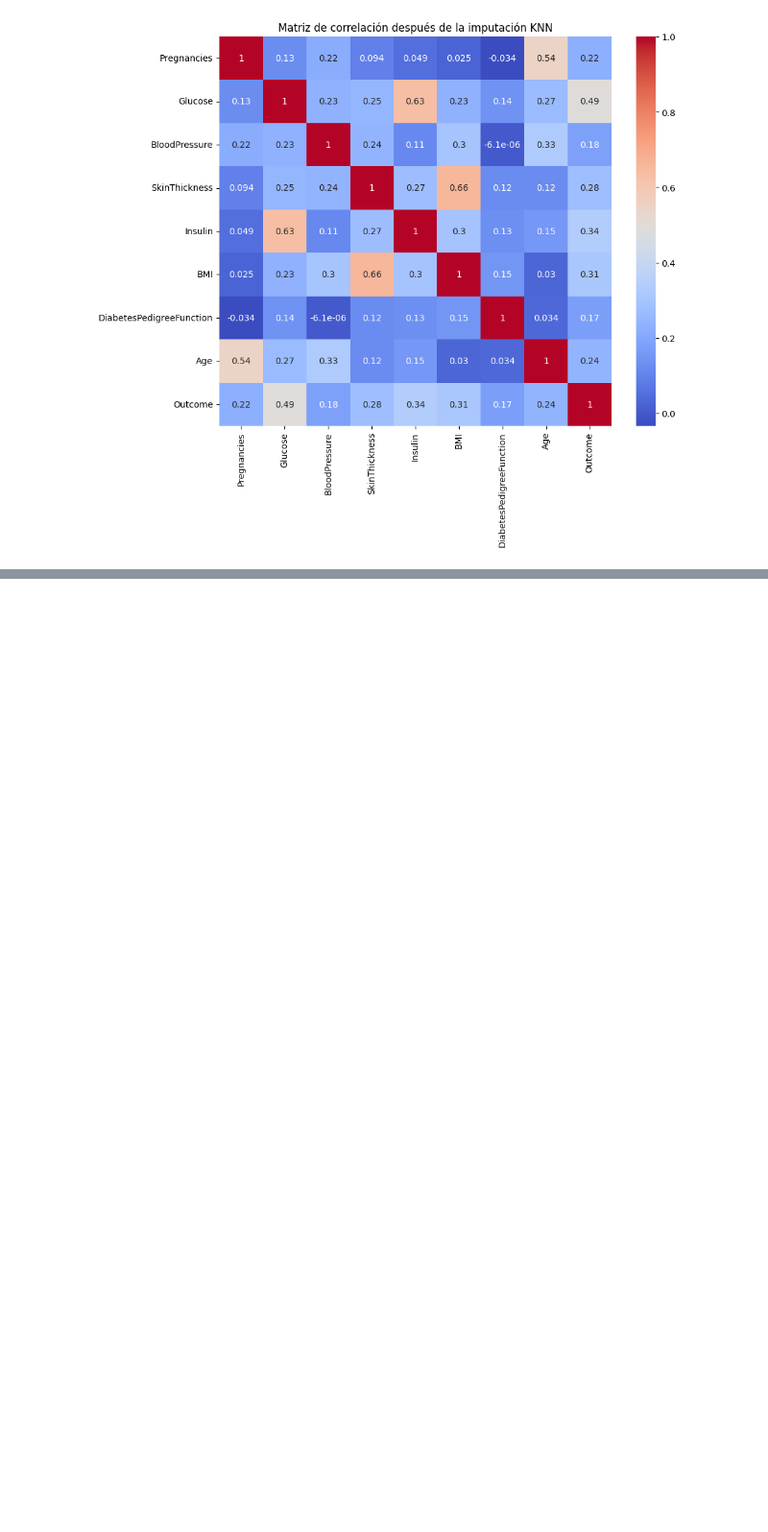
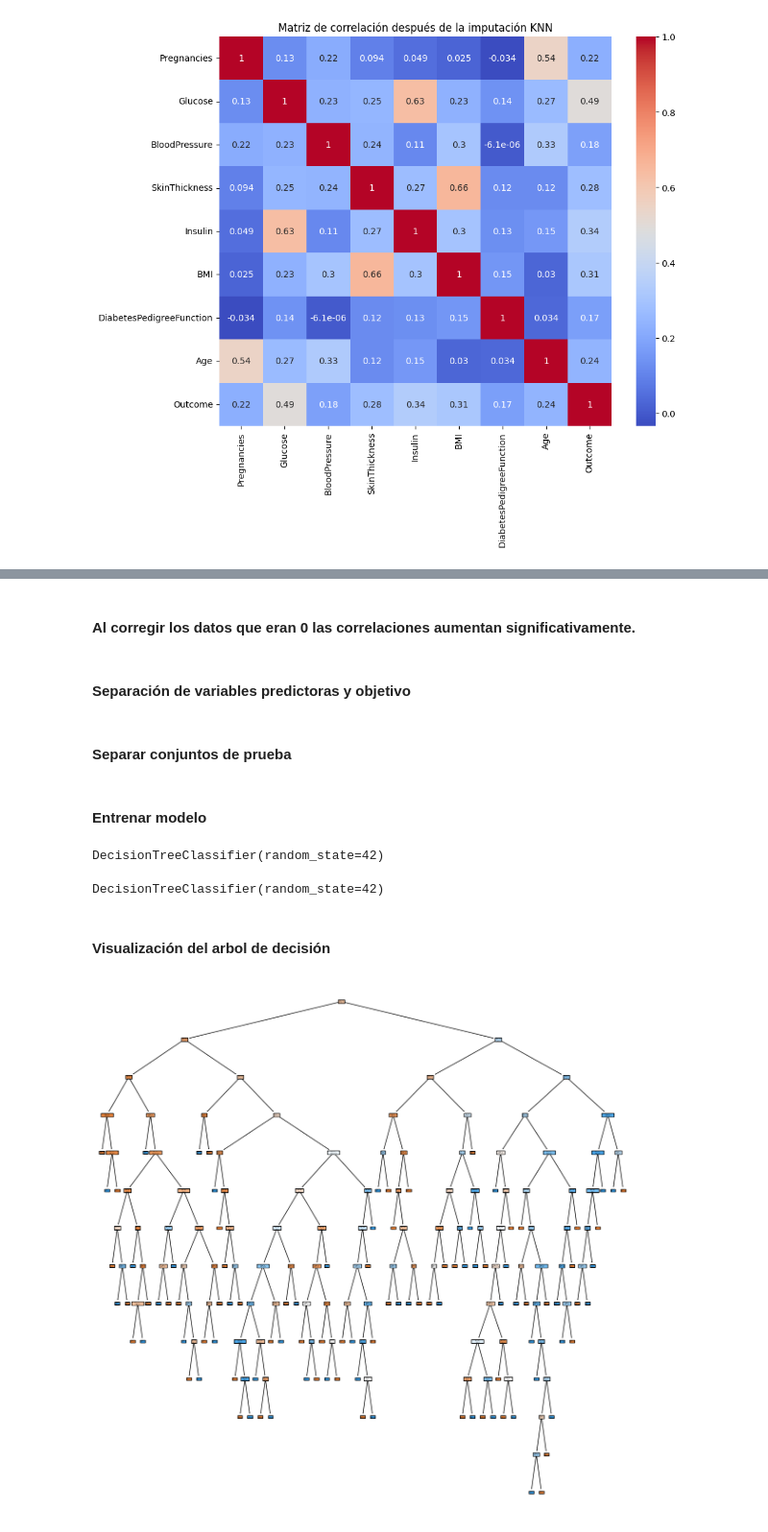
Before and after one commit to 4GeeksAcademy/ViceVareles_Bea_Intro_ML, a Jupyter notebook: src/04-decision-tree.ipynb, the cells around one changed output, grey strips where cells are left out. Shown at 96% size. Cells and saved outputs as stored; diff of their text form; code cells hidden in the pictures; blank space fills up the shorter version.

```diff
--- a/src/04-decision-tree.ipynb
+++ b/src/04-decision-tree.ipynb
@@ -270,10 +279,10 @@ plt.show()
 # %%
 cols_con_ceros = ['Glucose', 'BloodPressure', 'SkinThickness', 'Insulin', 'BMI']
-df[cols_con_ceros] = df[cols_con_ceros].replace(0, np.nan)
+df_knn[cols_con_ceros] = df_knn[cols_con_ceros].replace(0, np.nan)
 
 imputer = KNNImputer(n_neighbors=5)
-df[cols_con_ceros] = imputer.fit_transform(df[cols_con_ceros])
-df
+df_knn[cols_con_ceros] = imputer.fit_transform(df_knn[cols_con_ceros])
+df_knn
 # %% [output]
 |  | Pregnancies | Glucose | BloodPressure | SkinThickness | Insulin | BMI | DiabetesPedigreeFunction | Age | ... |
 | 0 | 6 | 148.0 | 72.0 | 35.0 | 209.0 | 33.6 | 0.627 | 50 | ... |
@@ -314,0 +357,7 @@ plt.show()
+# %% [markdown]
+#### Al corregir los datos que eran 0 las correlaciones aumentan significativamente.
+# %% [markdown]
+#### Separación de variables predictoras y objetivo
+# %%
+X = df.drop(columns=['Outcome'])
+y = df['Outcome']
@@ -314,0 +367,4 @@ plt.show()
+# %% [markdown]
+#### Separar conjuntos de prueba
+# %%
+X_train, X_test, y_train, y_test = train_test_split(X, y, test_size=0.2, random_state=42)
@@ -314,0 +373,22 @@ plt.show()
+# %% [markdown]
+#### Entrenar modelo
+# %%
+model = DecisionTreeClassifier(random_state = 42)
+model.fit(X_train, y_train)
+# %% [output]
+DecisionTreeClassifier(random_state=42)
+# %%
+model_2 = DecisionTreeClassifier(random_state = 42)
+model_2.fit(X_train_2, y_train_2)
+# %% [output]
+DecisionTreeClassifier(random_state=42)
+# %% [markdown]
+#### Visualización del arbol de decisión
+# %%
+fig = plt.figure(figsize=(15,15))
+
+tree.plot_tree(model, feature_names = list(X_train.columns), class_names = ["0", "1", "2"], filled = True)
+
+plt.show()
+# %% [output]
+[figure, added]
```
Also changed, not shown: parts of 18 cells of this notebook, 1 other file.
